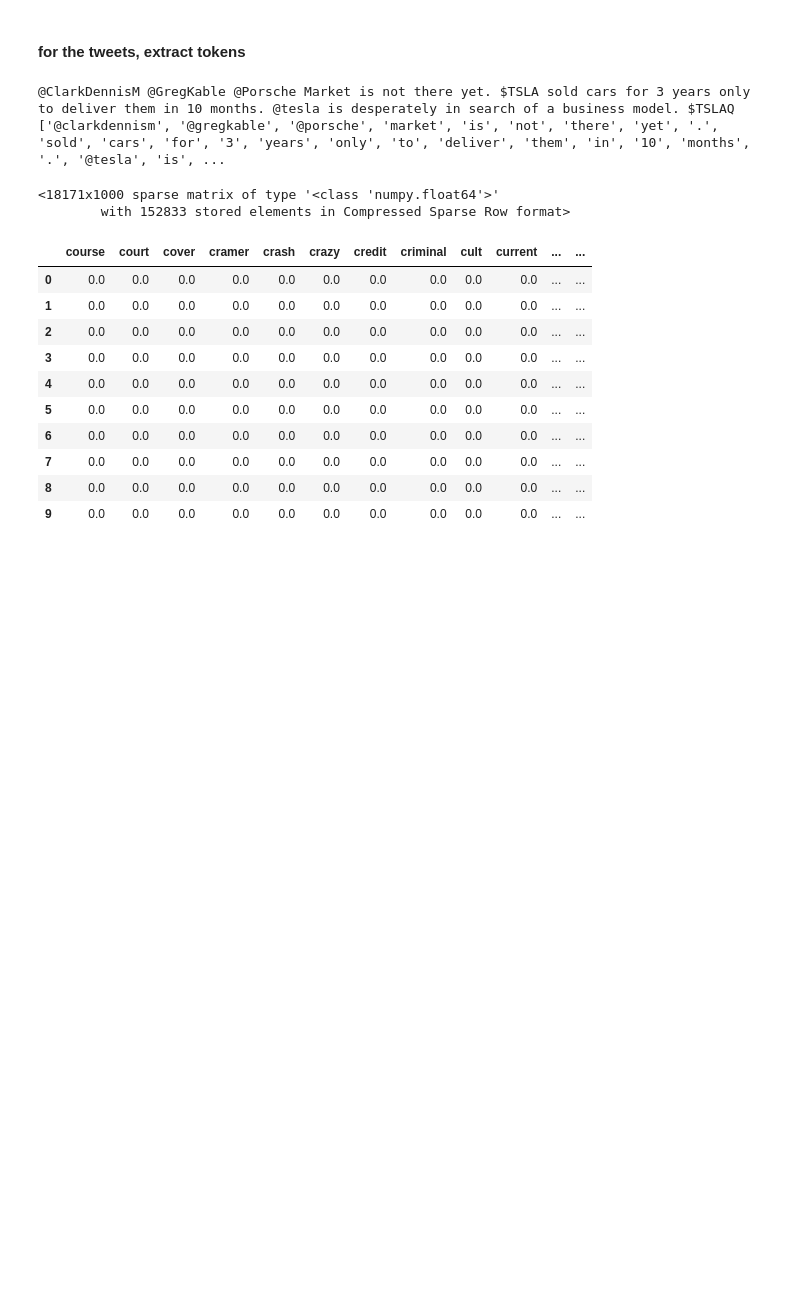
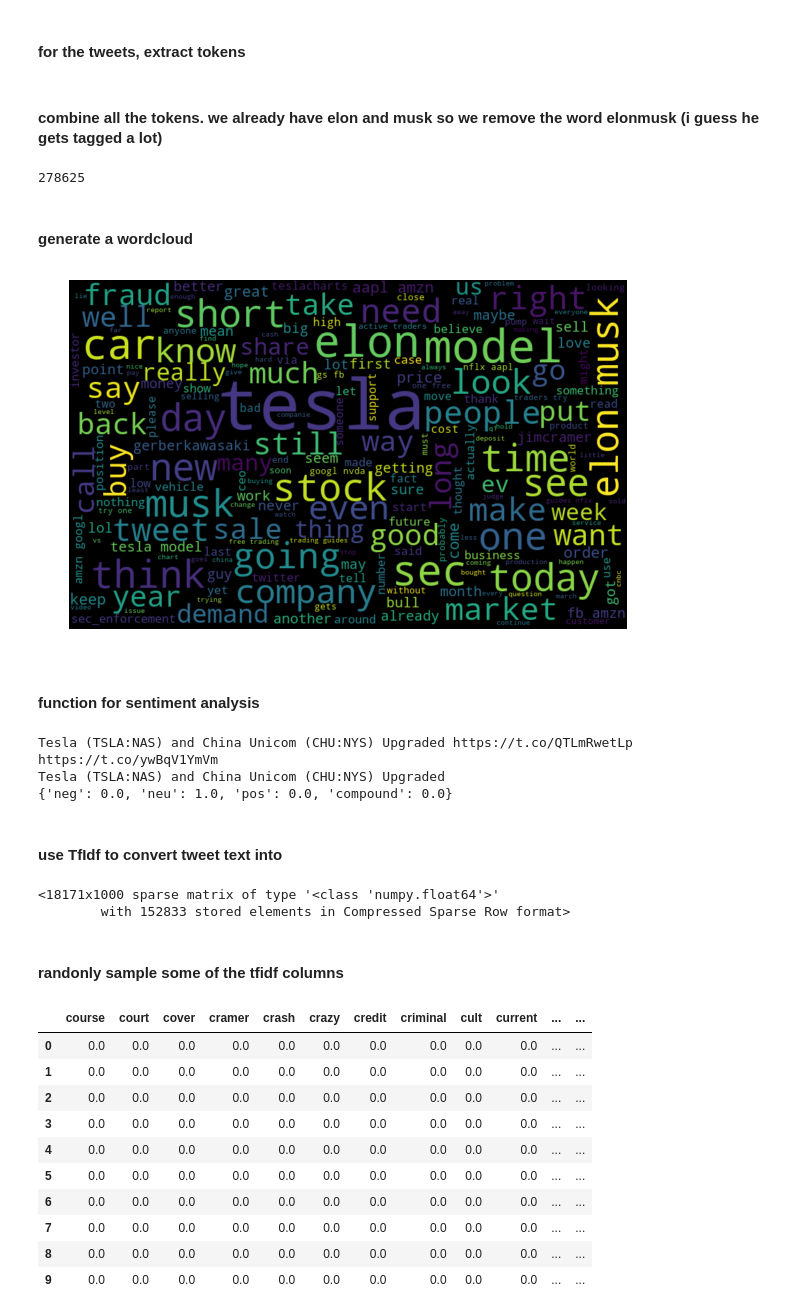
Before and after one commit to rohitapte/twitter_clustering, a Jupyter notebook: TfIdfClustering.ipynb, the cells around one changed output. Drawn from its saved outputs; the diff is of its cells as text; code cells hidden in the pictures; blank space fills up the shorter version.

```diff
--- a/TfIdfClustering.ipynb
+++ b/TfIdfClustering.ipynb
@@ -74,7 +94,27 @@ def my_tokenizer(in_string):
-# %%
-tweet=sample(tweet_text,1)
-print(tweet[0])
-print(my_tokenizer(tweet[0]))
-# %% [output]
-@ClarkDennisM @GregKable @Porsche Market is not there yet. $TSLA sold cars for 3 years only to deliver them in 10 months. @tesla is desperately in search of a business model. $TSLAQ
-['@clarkdennism', '@gregkable', '@porsche', 'market', 'is', 'not', 'there', 'yet', '.', 'sold', 'cars', 'for', '3', 'years', 'only', 'to', 'deliver', 'them', 'in', '10', 'months', '.', '@tesla', 'is', ...
+# %% [markdown]
+#### combine all the tokens. we already have elon and musk so we remove the word elonmusk (i guess he gets tagged a lot)
+# %%
+all_tokens=[]
+for text in tweet_text:
+    temp_list=my_tokenizer(text)
+    for item in temp_list:
+        if item not in stop_words and 'elonmusk' not in item:
+            all_tokens.append(item)
+print(len(all_tokens))
+# %% [output]
+278625
+# %% [markdown]
+#### generate a wordcloud
+# %%
+all_words = ' '.join([text for text in all_tokens])
+from wordcloud import WordCloud
+wordcloud = WordCloud(width=800, height=500, max_font_size=100).generate(all_words)
+
+plt.figure(figsize=(10, 7))
+plt.imshow(wordcloud, interpolation="bilinear")
+plt.axis('off')
+plt.show()
+# %% [output]
+[figure, added]
+# %% [markdown]
+#### function for sentiment analysis
@@ -81,3 +126,16 @@ print(my_tokenizer(tweet[0]))
+# %%
+i=9999
+print(tweet_text[i])
+sTemp=remove_http(tweet_text[i])
+print(sTemp)
+zz=sentiment_analyzer_scores(sTemp)
+print(zz)
+# %% [output]
+Tesla (TSLA:NAS) and China Unicom (CHU:NYS) Upgraded https://t.co/QTLmRwetLp https://t.co/ywBqV1YmVm
+Tesla (TSLA:NAS) and China Unicom (CHU:NYS) Upgraded
+{'neg': 0.0, 'neu': 1.0, 'pos': 0.0, 'compound': 0.0}
+# %% [markdown]
+#### use TfIdf to convert tweet text into
 # %%
 vec=TfidfVectorizer(tokenizer=my_tokenizer,stop_words=stop_words,max_features=1000)
 matrix=vec.fit_transform(tweet_text)
@@ -85,6 +143,8 @@ matrix
 # %% [output]
 <18171x1000 sparse matrix of type '<class 'numpy.float64'>'
         with 152833 stored elements in Compressed Sparse Row format>
+# %% [markdown]
+#### randonly sample some of the tfidf columns
 # %%
 (pd.DataFrame(matrix[:10].todense(),columns=[x for x in vec.get_feature_names()])
  # experiment by choosing any range of feature indices (alphabetical order)
```
Also changed, not shown: parts of 17 cells of this notebook, 1 other file.
